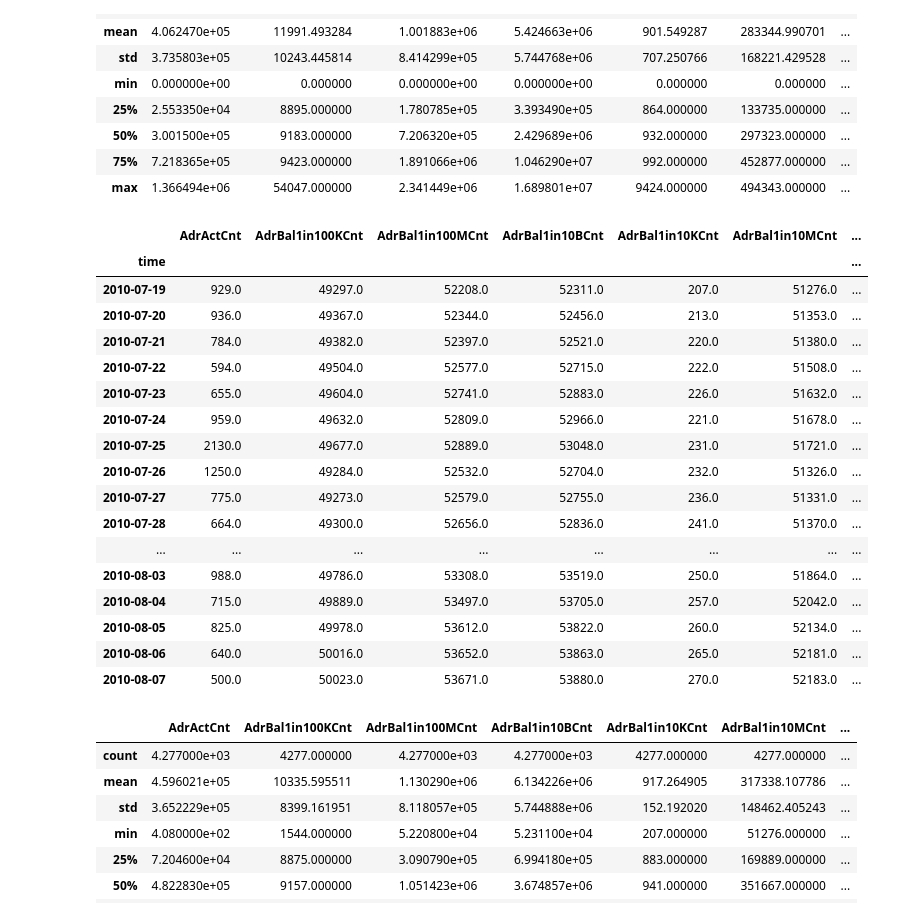
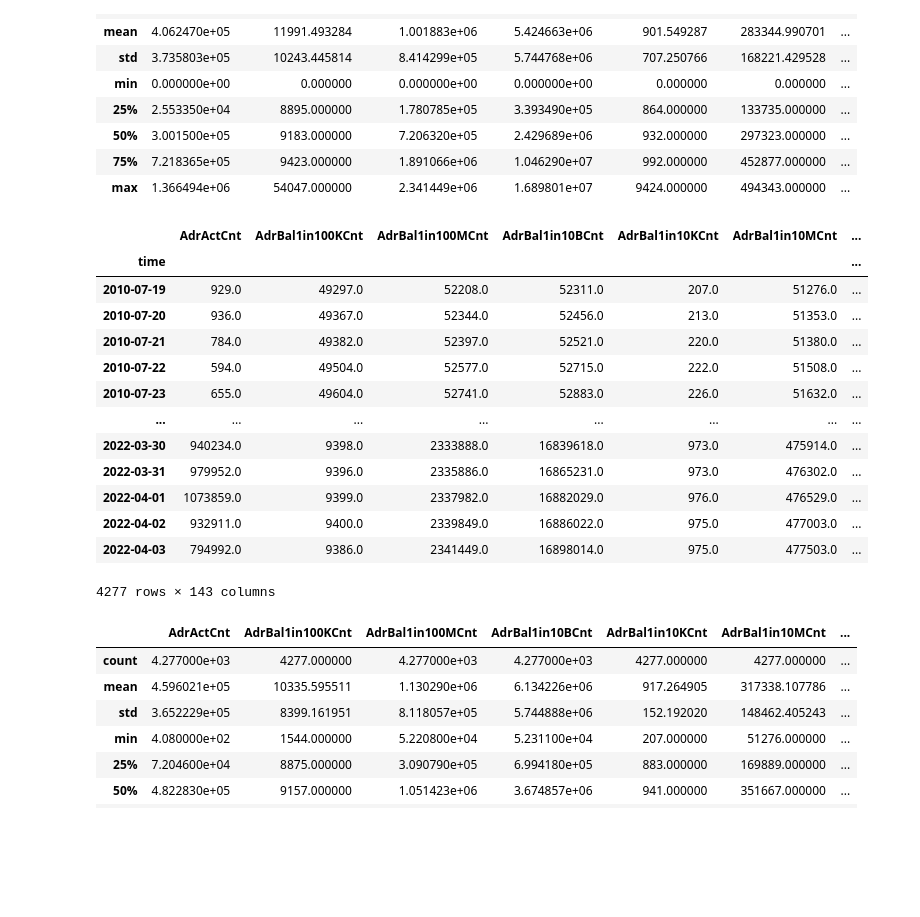
Before and after one commit to spa542/DSCI-490, a Jupyter notebook: src/Price_Retrieving.ipynb, the cells around one changed output. Drawn from its saved outputs; the diff is of its cells as text; code cells hidden in the pictures; blank space fills up the shorter version.

```diff
--- a/src/Price_Retrieving.ipynb
+++ b/src/Price_Retrieving.ipynb
@@ -151,26 +151,22 @@ cleanMetrics = cleanMetrics.iloc[:len(cleanMetrics)-1]
 # cleanData['Low'] = cleanData['Low'].astype(str).str.replace(',', '').astype(float)
 # cleanData['Change %'] = cleanData['Change %'].astype(str).str.replace('%', '').astype(float)
 # %%
-cleanMetrics.head(20)
+cleanMetrics
 # %% [output]
 |  | AdrActCnt | AdrBal1in100KCnt | AdrBal1in100MCnt | AdrBal1in10BCnt | AdrBal1in10KCnt | AdrBal1in10MCnt | ... |
 | time |  |  |  |  |  |  | ... |
 | 2010-07-19 | 929.0 | 49297.0 | 52208.0 | 52311.0 | 207.0 | 51276.0 | ... |
 | 2010-07-20 | 936.0 | 49367.0 | 52344.0 | 52456.0 | 213.0 | 51353.0 | ... |
 | 2010-07-21 | 784.0 | 49382.0 | 52397.0 | 52521.0 | 220.0 | 51380.0 | ... |
 | 2010-07-22 | 594.0 | 49504.0 | 52577.0 | 52715.0 | 222.0 | 51508.0 | ... |
 | 2010-07-23 | 655.0 | 49604.0 | 52741.0 | 52883.0 | 226.0 | 51632.0 | ... |
-| 2010-07-24 | 959.0 | 49632.0 | 52809.0 | 52966.0 | 221.0 | 51678.0 | ... |
-| 2010-07-25 | 2130.0 | 49677.0 | 52889.0 | 53048.0 | 231.0 | 51721.0 | ... |
-| 2010-07-26 | 1250.0 | 49284.0 | 52532.0 | 52704.0 | 232.0 | 51326.0 | ... |
-| 2010-07-27 | 775.0 | 49273.0 | 52579.0 | 52755.0 | 236.0 | 51331.0 | ... |
-| 2010-07-28 | 664.0 | 49300.0 | 52656.0 | 52836.0 | 241.0 | 51370.0 | ... |
 | ... | ... | ... | ... | ... | ... | ... | ... |
-| 2010-08-03 | 988.0 | 49786.0 | 53308.0 | 53519.0 | 250.0 | 51864.0 | ... |
-| 2010-08-04 | 715.0 | 49889.0 | 53497.0 | 53705.0 | 257.0 | 52042.0 | ... |
-| 2010-08-05 | 825.0 | 49978.0 | 53612.0 | 53822.0 | 260.0 | 52134.0 | ... |
-| 2010-08-06 | 640.0 | 50016.0 | 53652.0 | 53863.0 | 265.0 | 52181.0 | ... |
-| 2010-08-07 | 500.0 | 50023.0 | 53671.0 | 53880.0 | 270.0 | 52183.0 | ... |
+| 2022-03-30 | 940234.0 | 9398.0 | 2333888.0 | 16839618.0 | 973.0 | 475914.0 | ... |
+| 2022-03-31 | 979952.0 | 9396.0 | 2335886.0 | 16865231.0 | 973.0 | 476302.0 | ... |
+| 2022-04-01 | 1073859.0 | 9399.0 | 2337982.0 | 16882029.0 | 976.0 | 476529.0 | ... |
+| 2022-04-02 | 932911.0 | 9400.0 | 2339849.0 | 16886022.0 | 975.0 | 477003.0 | ... |
+| 2022-04-03 | 794992.0 | 9386.0 | 2341449.0 | 16898014.0 | 975.0 | 477503.0 | ... |
+4277 rows × 143 columns
 # %%
 cleanMetrics.describe()
 # %% [output]
```
Also changed, not shown: 1 other file.
